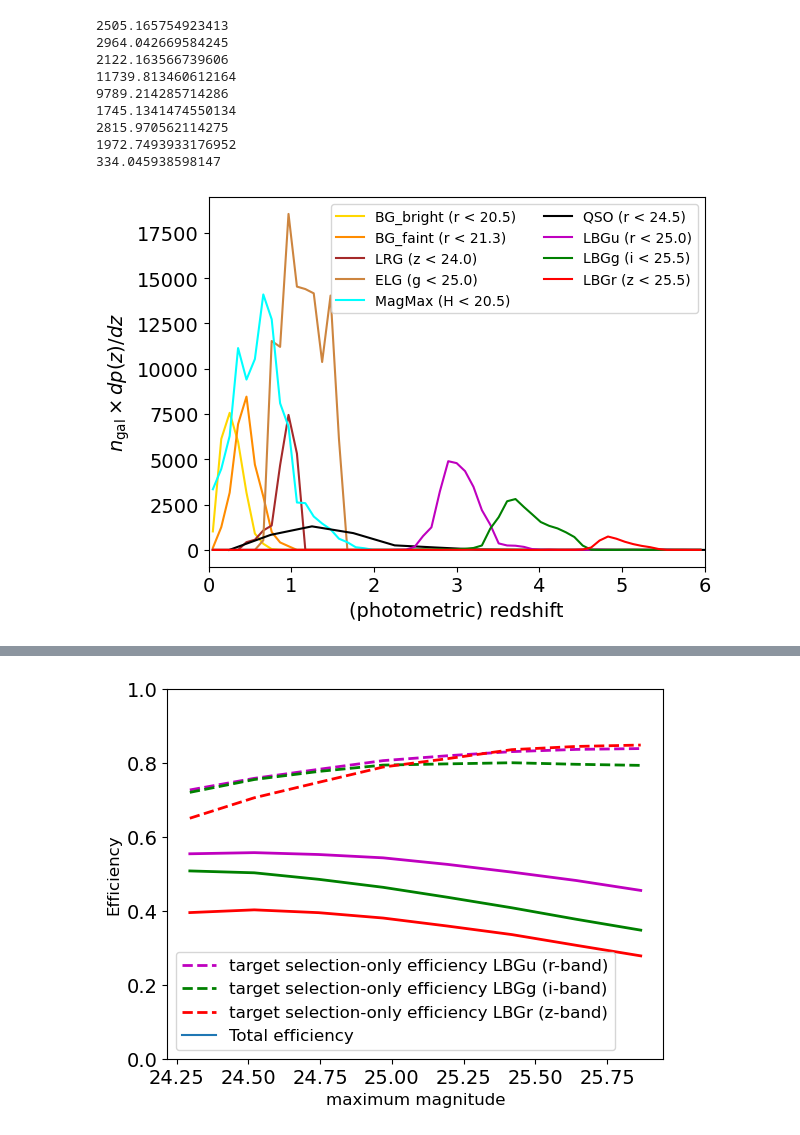
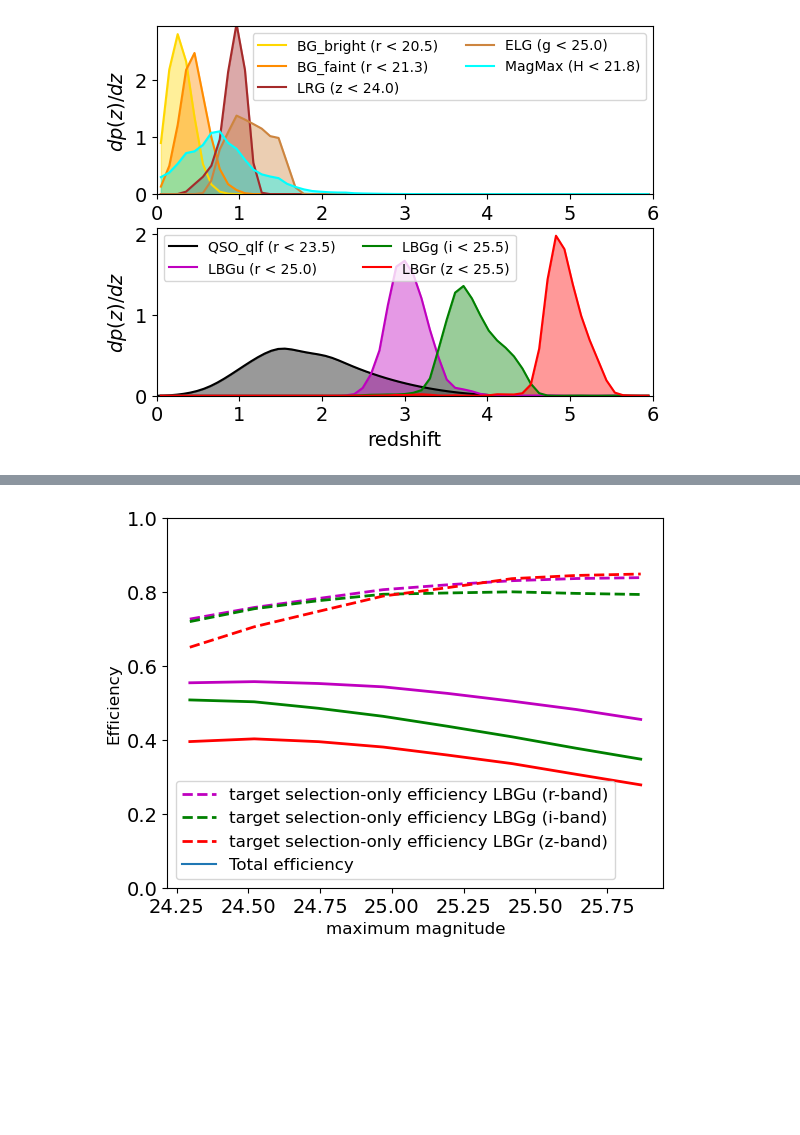
Before and after one commit to WST-Cosmology/WP221_Target_selection, a Jupyter notebook: plots_for_paper/1.details_about_tracers.ipynb, the cells around one changed output, grey strips where cells are left out. Drawn from its saved outputs; the diff is of its cells as text; code cells hidden in the pictures; blank space fills up the shorter version.

```diff
--- a/plots_for_paper/1.details_about_tracers.ipynb
+++ b/plots_for_paper/1.details_about_tracers.ipynb
@@ -19,11 +20,11 @@ max_mag_grey= [21.3, 24, 25]
 config_grey_update = _survey_design_telescope_metrics.Survey_design_telescope_metrics(_surveys.config_survey_grey, max_mag=max_mag_grey, mag_max_eval_range=mag_max_eval_range)
 
 mag_max_eval_range=[[18, 22]]
-max_mag_grey_magmax= [20.5]
+max_mag_grey_magmax= [21.8]
 config_grey_magmax_update = _survey_design_telescope_metrics.Survey_design_telescope_metrics(_surveys.config_survey_grey_magmax, max_mag=max_mag_grey_magmax, mag_max_eval_range=mag_max_eval_range)
 
 
-mag_max_eval_range=[[23, 24.5], [24.2, 26], [24.2, 26], [24.2, 26]]
-max_mag_dark= [24.5, 25, 25.5, 25.5]
+mag_max_eval_range=[[21, 25], [24.2, 26], [24.2, 26], [24.2, 26]]
+max_mag_dark= [23.5, 25, 25.5, 25.5]
 config_dark_update = _survey_design_telescope_metrics.Survey_design_telescope_metrics(_surveys.config_survey_dark, max_mag=max_mag_dark, mag_max_eval_range=mag_max_eval_range)
 # %% [output]
@@ -70,34 +80,32 @@ def plot_redshift_distrib(config_survey_update, max_mag = None):
         index = np.argmin(abs(config_survey_update[tracer + '_' + 'mag_centers'] - max_mag[j]))
         n = config_survey_update[tracer + '_' + 'spec_density'][index]
         z, x = config_survey_update[tracer + '_' + 'redshift_centers'], config_survey_update[tracer + '_' + 'spec_redshift_density'][index]
-        print(n)
-        #plt.fill_between(z ,x, 0*x/np.trapz(x,z), ls=f'-',  color = config_survey_update['color'][j], alpha=0.4)
-        plt.plot(z ,n*x/np.trapz(x,z), f'-',  color = config_survey_update['color'][j],  label = tracer  + f' ({config_survey_update["limiting_mag_band"][j]} < {max_mag[j]:.1f})')
+        plt.fill_between(z ,0*x, x/np.trapz(x,z), ls=f'-',  color = config_survey_update['color'][j], alpha=0.4)
+        plt.plot(z ,x/np.trapz(x,z), f'-',  color = config_survey_update['color'][j],  label = tracer  + f' ({config_survey_update["limiting_mag_band"][j]} < {max_mag[j]:.1f})')
 
         #z, x = config_survey_update[tracer + '_' + 'redshift_centers'], config_survey_update[tracer + '_' + 'target_redshift_density'][index]
         #plt.step(z ,x, f'--',  color = config_survey_update['color'][j], where='mid',)
 
-    plt.ylabel(r'$n_{\rm gal}\times dp(z)/dz$', fontsize=14)
-    plt.xlabel('(photometric) redshift', fontsize=14)
+    plt.ylabel(r'$dp(z)/dz$', fontsize=14)
+    plt.xlabel('redshift', fontsize=14)
     plt.tick_params(axis='both', labelsize=14)
     plt.legend(ncols=2)
-    plt.xlim(0.00, 6)
-    #plt.ylim(0, 4)
+    #plt.xlim(0.00, 6)
+    plt.ylim(0)
 # %%
-for i, c in enumerate([config_bright_update , config_grey_update, config_grey_magmax_update, config_dark_update]):
+plt.subplot(211)
+for i, c in enumerate([config_bright_update , config_grey_update, config_grey_magmax_update]):
     #plt.figure(figsize=(20,3))
     plot_redshift_distrib(c, max_mag = [max_mag_bright, max_mag_grey, max_mag_grey_magmax, max_mag_dark][i])
+    plt.xlim(0, 6)
+
+plt.subplot(212)
+for i, c in enumerate([config_dark_update]):
+    #plt.figure(figsize=(20,3))
+    plot_redshift_distrib(c, max_mag = [max_mag_bright, max_mag_grey, max_mag_grey_magmax, max_mag_dark][-1])
+    plt.xlim(0, 6)
 # %% [output]
-2505.165754923413
-2964.042669584245
-2122.163566739606
-11739.813460612164
-9789.214285714286
-1745.1341474550134
-2815.970562114275
-1972.7493933176952
-334.045938598147
-[figure, old version]
+[figure, new version]
 # %%
 def plot_mean_redshift(config_survey_update):
 
```
Also changed, not shown: parts of 7 cells of this notebook, 24 other files.
